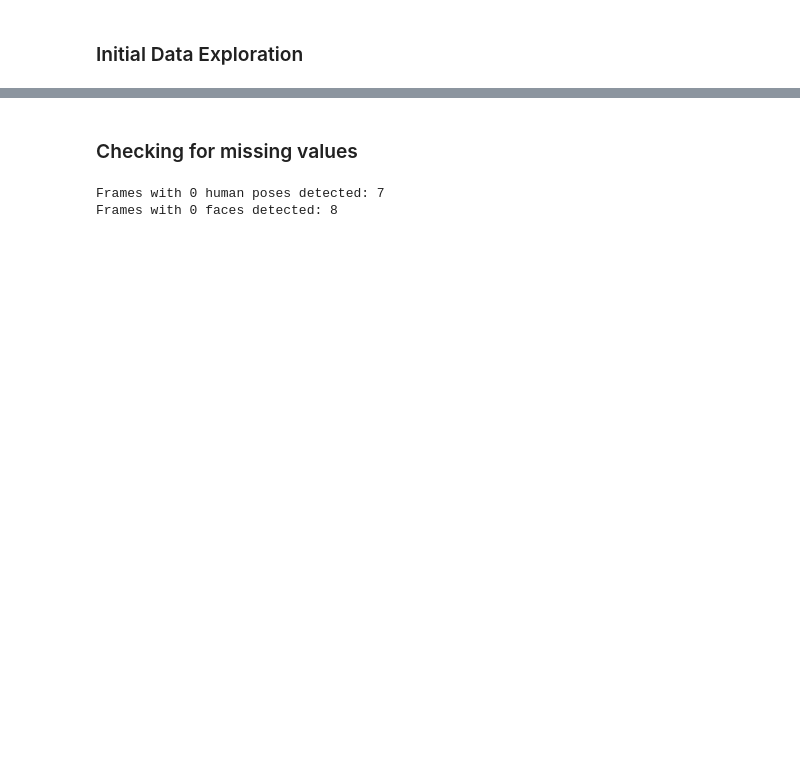
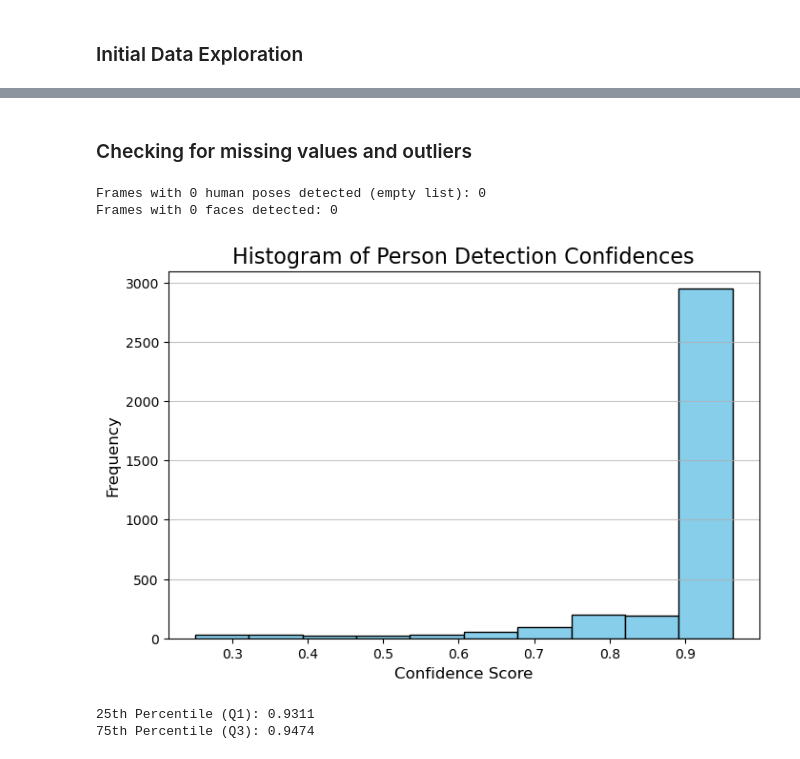
Before and after one commit to Dinisas/Big-Data, a Jupyter notebook: project_eda_visual.ipynb, the cells around one changed output, grey strips where cells are left out. Drawn from its saved outputs; the diff is of its cells as text; code cells hidden in the pictures; blank space fills up the shorter version.

```diff
--- a/project_eda_visual.ipynb
+++ b/project_eda_visual.ipynb
@@ -99,12 +101,11 @@ memory usage: 153.7+ KB
 # %% [markdown]
-### Checking for missing values
+### Checking for missing values and outliers
 # %%
 poses = data['Poses']
 faces = data['Fer']
 empty_poses = 0
 empty_faces = 0
 
-# Iterate directly through the items in the column
 for pose in poses:
     if isinstance(pose, list):
         if len(pose) == 0:
@@ -119,9 +120,35 @@ for face in faces:
     else:
         empty_faces += 1
 
-print(f"Frames with 0 human poses detected: {empty_poses}")
+print(f"Frames with 0 human poses detected (empty list): {empty_poses}")
 print(f"Frames with 0 faces detected: {empty_faces}")
 # %% [output]
-Frames with 0 human poses detected: 7
-Frames with 0 faces detected: 8
+Frames with 0 human poses detected (empty list): 0
+Frames with 0 faces detected: 0
+# %%
+# plot the confidence scores for poses
+confidences = []
+for pose_list in data['Poses']:
+    for pose in pose_list:
+        confidences.append(pose.get('class_conf', 0))
+
+# Histogram of Confidences
+plt.figure(figsize=(8, 5))
+plt.hist(confidences, bins=10, color='skyblue', edgecolor='black')
+plt.title('Histogram of Person Detection Confidences', fontsize=16)
+plt.xlabel('Confidence Score', fontsize=12)
+plt.ylabel('Frequency', fontsize=12)
+plt.grid(axis='y', alpha=0.75)
+plt.show()
+
+# quartiles of confidence scores
+Q1 = np.percentile(confidences, 25)
+Q3 = np.percentile(confidences, 75)
+
+print(f"25th Percentile (Q1): {Q1:.4f}")
+print(f"75th Percentile (Q3): {Q3:.4f}")
+# %% [output]
+[figure, added]
+25th Percentile (Q1): 0.9311
+75th Percentile (Q3): 0.9474
 # %%
```
Also changed, not shown: parts of 22 cells of this notebook.
